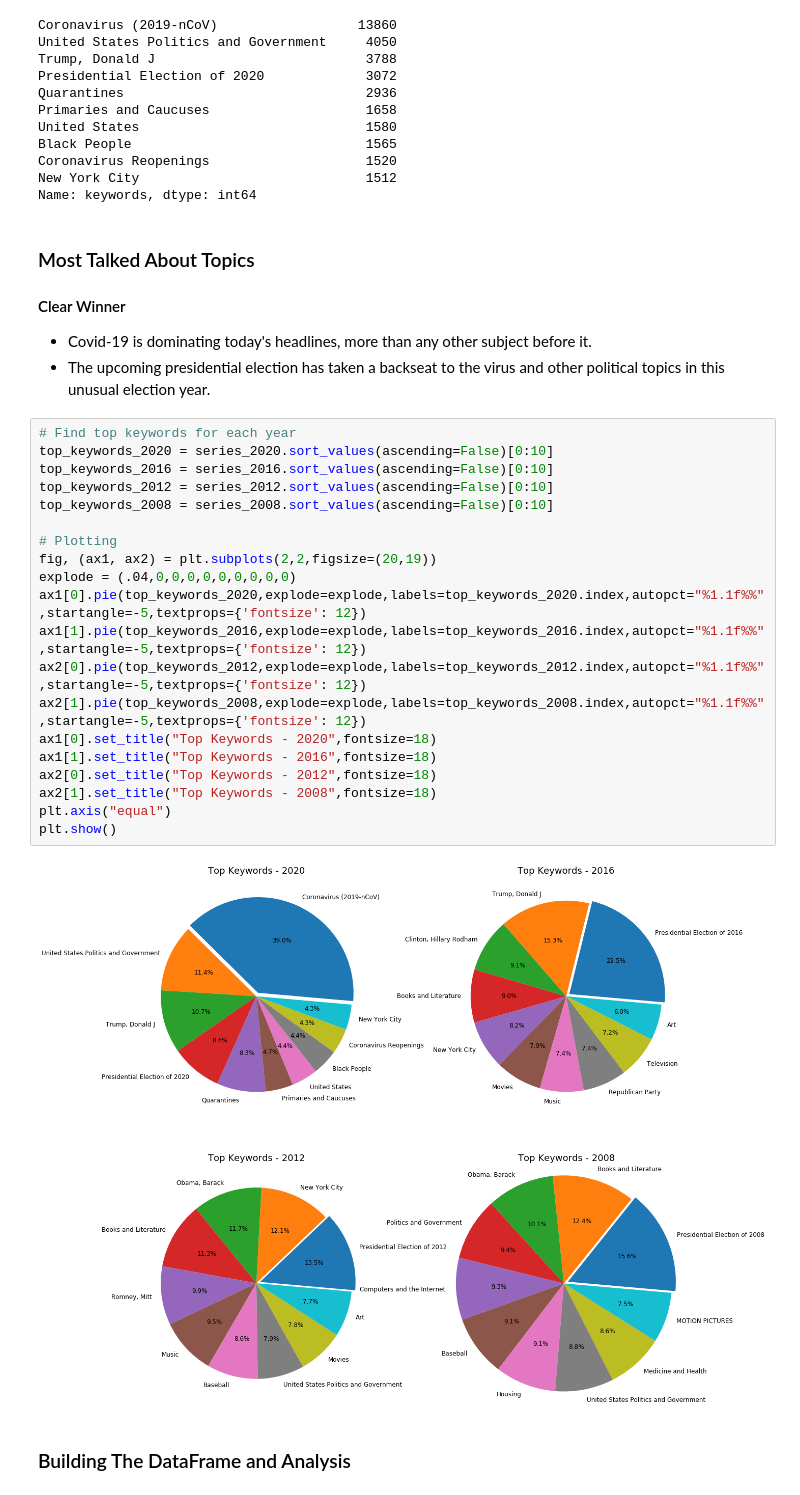
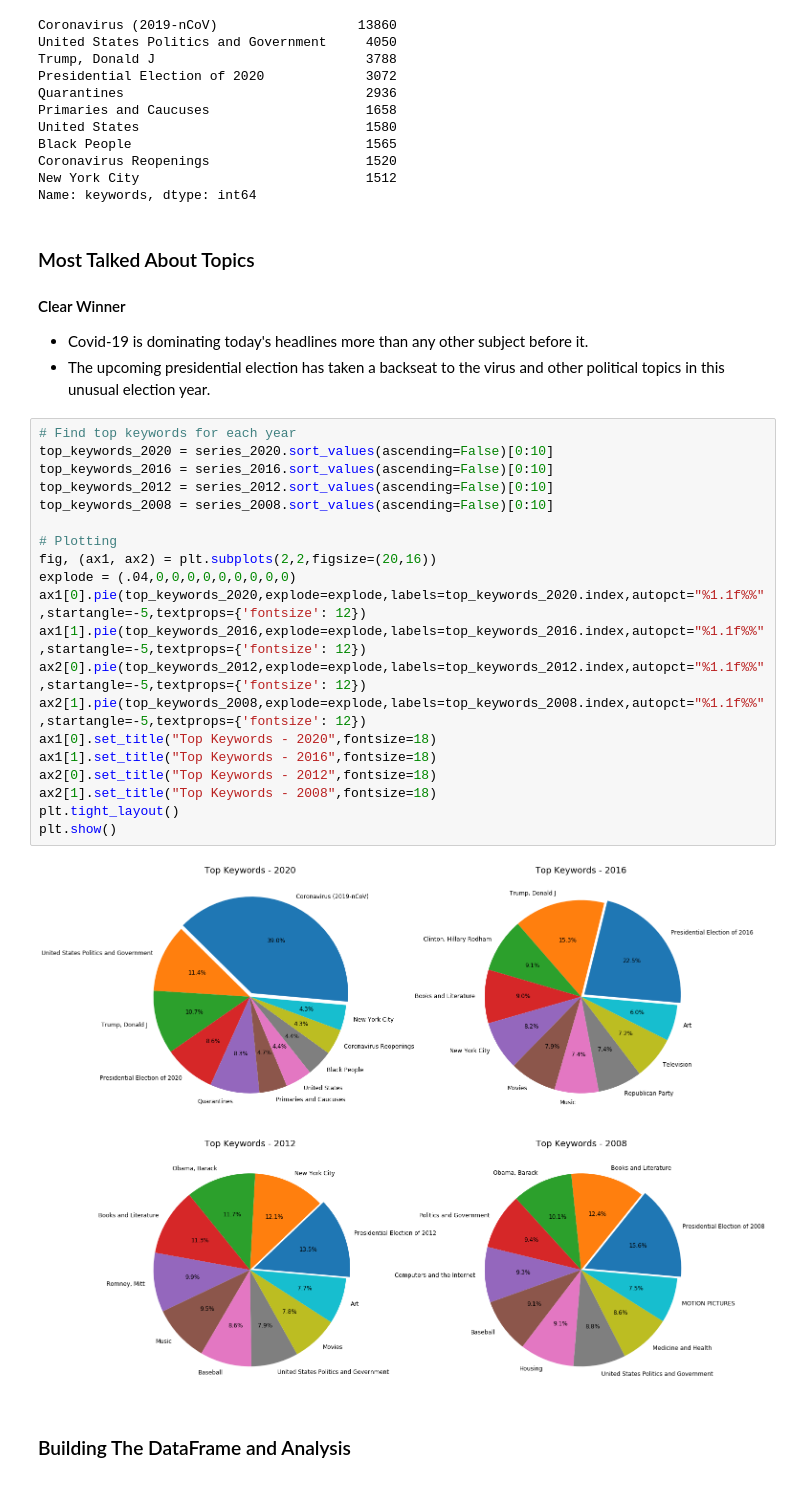
Before and after one commit to loganbonsignore/Media-Consumption-Analysis, a Jupyter notebook: important_voter_issues_analysis.ipynb, the cells around one changed output. Drawn from its saved outputs; the diff is of its cells as text.

```diff
--- a/important_voter_issues_analysis.ipynb
+++ b/important_voter_issues_analysis.ipynb
@@ -45,30 +45,30 @@ Name: keywords, dtype: int64
 # %% [markdown]
 ### Most Talked About Topics
 #### Clear Winner
-* Covid-19 is dominating today's headlines, more than any other subject before it.
+* Covid-19 is dominating today's headlines more than any other subject before it.
 * The upcoming presidential election has taken a backseat to the virus and other political topics in this unusual election year.
 # %%
 # Find top keywords for each year
 top_keywords_2020 = series_2020.sort_values(ascending=False)[0:10]
 top_keywords_2016 = series_2016.sort_values(ascending=False)[0:10]
 top_keywords_2012 = series_2012.sort_values(ascending=False)[0:10]
 top_keywords_2008 = series_2008.sort_values(ascending=False)[0:10]
 
 # Plotting
-fig, (ax1, ax2) = plt.subplots(2,2,figsize=(20,19))
+fig, (ax1, ax2) = plt.subplots(2,2,figsize=(20,16))
 explode = (.04,0,0,0,0,0,0,0,0,0)
 ax1[0].pie(top_keywords_2020,explode=explode,labels=top_keywords_2020.index,autopct="%1.1f%%",startangle=-5,textprops={'fontsize': 12})
 ax1[1].pie(top_keywords_2016,explode=explode,labels=top_keywords_2016.index,autopct="%1.1f%%",startangle=-5,textprops={'fontsize': 12})
 ax2[0].pie(top_keywords_2012,explode=explode,labels=top_keywords_2012.index,autopct="%1.1f%%",startangle=-5,textprops={'fontsize': 12})
 ax2[1].pie(top_keywords_2008,explode=explode,labels=top_keywords_2008.index,autopct="%1.1f%%",startangle=-5,textprops={'fontsize': 12})
 ax1[0].set_title("Top Keywords - 2020",fontsize=18)
 ax1[1].set_title("Top Keywords - 2016",fontsize=18)
 ax2[0].set_title("Top Keywords - 2012",fontsize=18)
 ax2[1].set_title("Top Keywords - 2008",fontsize=18)
-plt.axis("equal")
+plt.tight_layout()
 plt.show()
 # %% [output]
-[figure, old version]
+[figure, new version]
 # %% [markdown]
 ### Building The DataFrame and Analysis
 # %%
```
Also changed, not shown: parts of 1 cell of this notebook.
